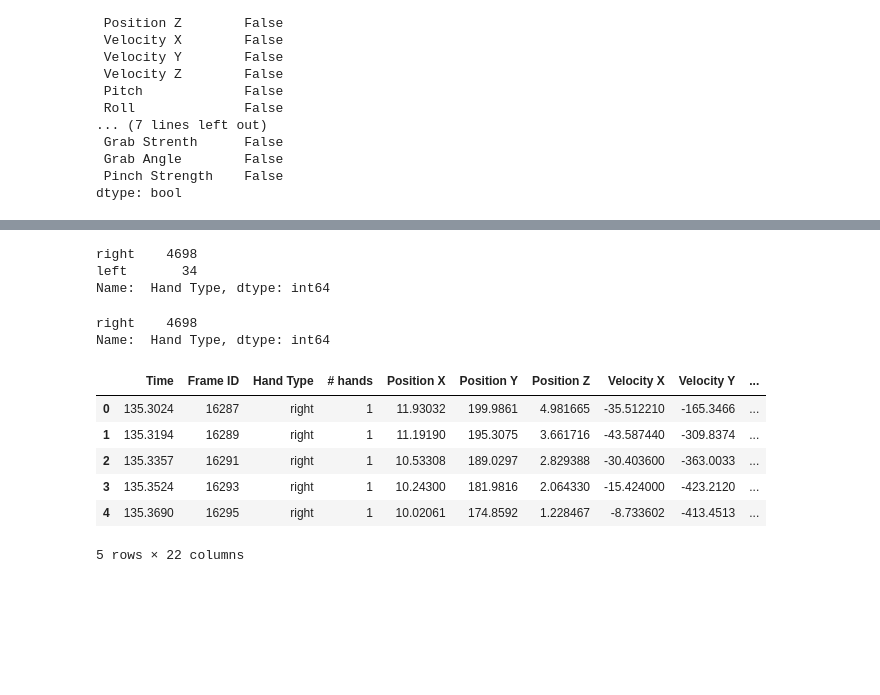
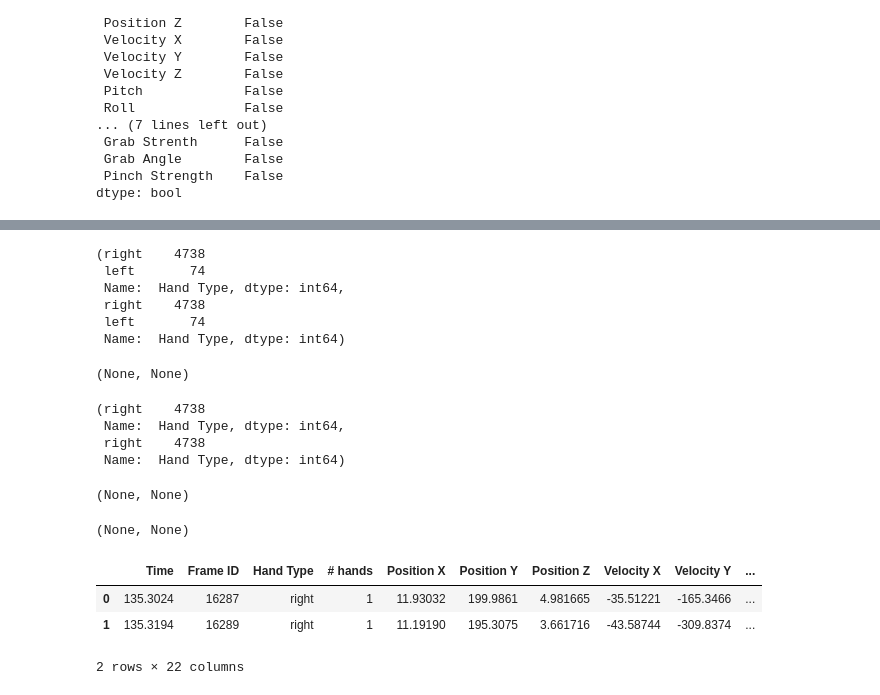
Before and after one commit to GalKoaz/Data-visualization, a Jupyter notebook: Hands.ipynb, the cells around one changed output, grey strips where cells are left out. Cells and saved outputs as stored; diff of their text form; code cells hidden in the pictures; blank space fills up the shorter version.

```diff
--- a/Hands.ipynb
+++ b/Hands.ipynb
@@ -367,27 +471,35 @@ Name:  # hands, dtype: int64
 # %%
-RightHand[' Hand Type'].value_counts()
+RightHand[' Hand Type'].value_counts(),RightHand_Test[' Hand Type'].value_counts()
 # %% [output]
-right    4698
-left       34
-Name:  Hand Type, dtype: int64
+(right    4738
+ left       74
+ Name:  Hand Type, dtype: int64,
+ right    4738
+ left       74
+ Name:  Hand Type, dtype: int64)
 # %%
-RemoveType(RightHand, 'left')
+RemoveType(RightHand, 'left'),RemoveType(RightHand_Test, 'left')
+# %% [output]
+(None, None)
 # %%
-RightHand[' Hand Type'].value_counts()
+RightHand[' Hand Type'].value_counts(),RightHand_Test[' Hand Type'].value_counts()
 # %% [output]
-right    4698
-Name:  Hand Type, dtype: int64
+(right    4738
+ Name:  Hand Type, dtype: int64,
+ right    4738
+ Name:  Hand Type, dtype: int64)
 # %%
-RemoveSevenSecond(RightHand)
+RemoveSevenSecond(RightHand),RemoveSevenSecond(RightHand_Test)
+# %% [output]
+(None, None)
 # %%
-RefreshData(RightHand)
+RefreshData(RightHand),RefreshData(RightHand_Test)
+# %% [output]
+(None, None)
 # %%
-RightHand.head()
+RightHand.head(2)
 # %% [output]
 |  | Time | Frame ID | Hand Type | # hands | Position X | Position Y | Position Z | Velocity X | Velocity Y | ... |
-| 0 | 135.3024 | 16287 | right | 1 | 11.93032 | 199.9861 | 4.981665 | -35.512210 | -165.3466 | ... |
-| 1 | 135.3194 | 16289 | right | 1 | 11.19190 | 195.3075 | 3.661716 | -43.587440 | -309.8374 | ... |
-| 2 | 135.3357 | 16291 | right | 1 | 10.53308 | 189.0297 | 2.829388 | -30.403600 | -363.0033 | ... |
-| 3 | 135.3524 | 16293 | right | 1 | 10.24300 | 181.9816 | 2.064330 | -15.424000 | -423.2120 | ... |
-| 4 | 135.3690 | 16295 | right | 1 | 10.02061 | 174.8592 | 1.228467 | -8.733602 | -413.4513 | ... |
+| 0 | 135.3024 | 16287 | right | 1 | 11.93032 | 199.9861 | 4.981665 | -35.51221 | -165.3466 | ... |
+| 1 | 135.3194 | 16289 | right | 1 | 11.19190 | 195.3075 | 3.661716 | -43.58744 | -309.8374 | ... |
-5 rows × 22 columns
+2 rows × 22 columns
```
Also changed, not shown: parts of 125 cells of this notebook.
